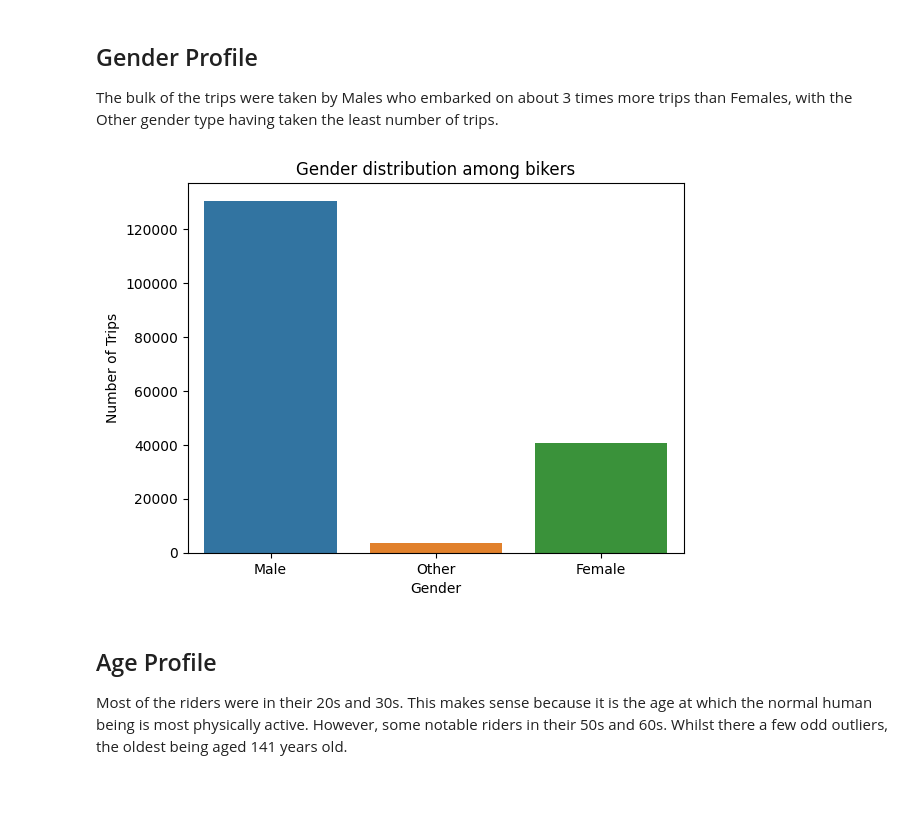
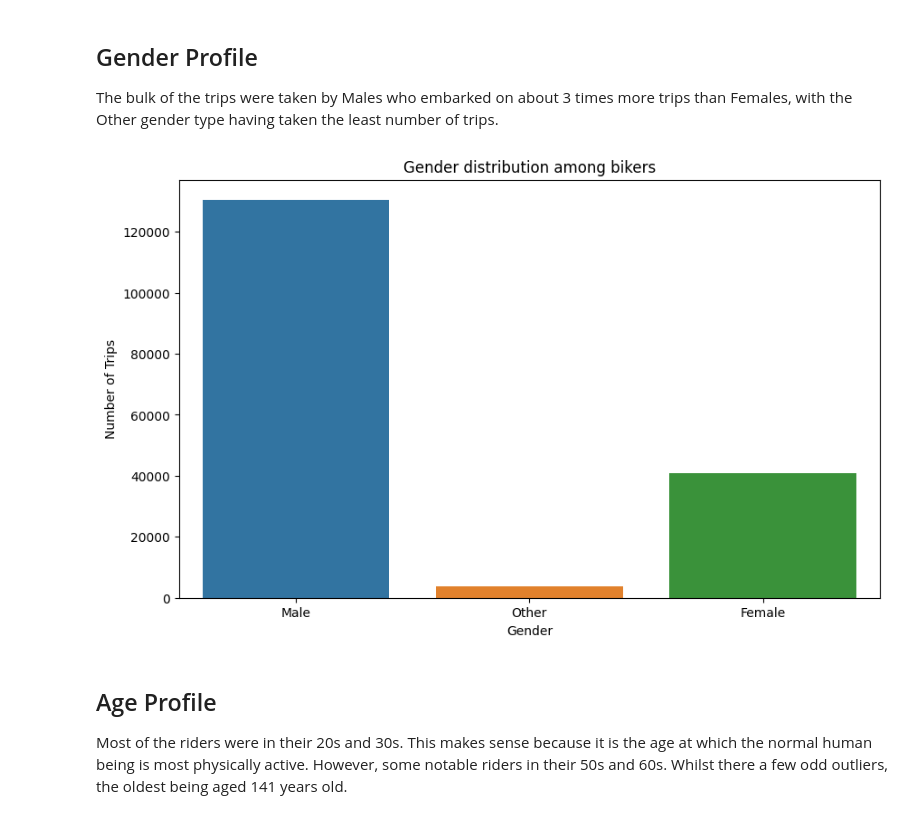
Before and after one commit to sibanda1989/udacity-viz-project, a Jupyter notebook: Part_II_slide_deck_template_Hastings_Sibanda.ipynb, the cells around one changed output. Drawn from its saved outputs; the diff is of its cells as text; code cells hidden in the pictures; blank space fills up the shorter version.

Commit message:
ammended README, resized plots in slidedeck

```diff
--- a/Part_II_slide_deck_template_Hastings_Sibanda.ipynb
+++ b/Part_II_slide_deck_template_Hastings_Sibanda.ipynb
@@ -32,15 +32,16 @@ that when the notebook is rendered as http slides, those cells won't show up.
 
 The bulk of the trips were taken by Males who embarked on about 3 times more trips than Females, with the Other gender type having taken the least number of trips.
 # %%
+plt.figure(figsize=(10,6))
 sns.countplot(
     data = bike_clean,
     x = 'member_gender'
 );
 plt.title("Gender distribution among bikers");
 plt.xlabel("Gender");
 plt.ylabel("Number of Trips");
 # %% [output]
-[figure, old version]
+[figure, new version]
 # %% [markdown]
 ## Age Profile
 
```
Also changed, not shown: parts of 4 cells of this notebook, 2 other files.
